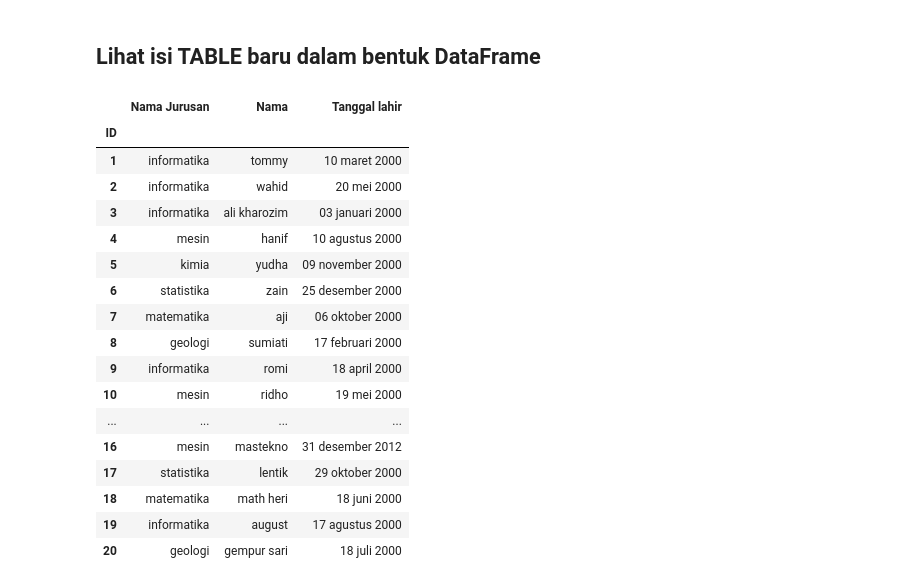
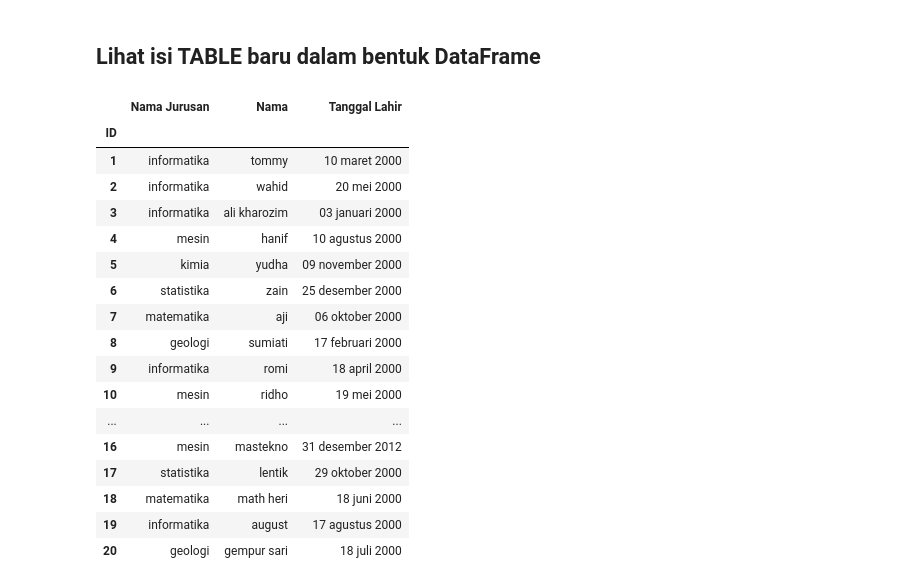
Before and after one commit to Rakhid16/dsc-utm-2020, a Jupyter notebook: Pertemuan 2 - Database/Materi pertama.ipynb, the cells around one changed output. Saved outputs shown, nothing was run; the diff lists cells and outputs as text; code cells hidden in the pictures.

```diff
--- a/Pertemuan 2 - Database/Materi pertama.ipynb
+++ b/Pertemuan 2 - Database/Materi pertama.ipynb
@@ -8,6 +8,6 @@ import mysql.connector as mysql
 # %%
-koneksi = mysql.connect(host='localhost',
-                        database='JoJo',
-                        user='root',
-                        password='Rakhid@16')
+koneksi = mysql.connect(host = "localhost",
+                        database = "kampus",
+                        user = "root",
+                        password = "Rakhid@16")
 # %% [markdown]
@@ -59,8 +60,8 @@ data_jurusan
 # %% [markdown]
 ## Lihat data tabel mahasiswa
 # %%
-cursor = koneksi.cursor()
-cursor.execute("SELECT * from mahasiswa")
+# yang di eksekusi adalah query sql'nya
+cursor.execute("SELECT * FROM mahasiswa")
 
 tabel_mahasiswa = cursor.fetchall()
 tabel_mahasiswa
@@ -122,11 +139,9 @@ data_mahasiswa['ID_Jurusan'].value_counts().plot(kind='barh')
 # %% [markdown]
 ## JOIN TABLE
 # %%
-cursor = koneksi.cursor()
-
-cursor.execute("select mahasiswa.id_mhs, jurusan.nama_jurusan, mahasiswa.nama_mhs, mahasiswa.tgl_lahir" +
-               " from mahasiswa inner join jurusan on jurusan.id_jurusan = mahasiswa.id_jurusan " +
-               "order by mahasiswa.id_mhs")
+cursor.execute("SELECT mahasiswa.id_mhs, jurusan.nama_jurusan, mahasiswa.nama_mhs, mahasiswa.tgl_lahir "+
+              "FROM mahasiswa INNER JOIN jurusan on jurusan.id_jurusan = mahasiswa.id_jurusan "+
+              "ORDER BY mahasiswa.id_mhs")
 
 tabel_baru = cursor.fetchall()
 tabel_baru
@@ -189,19 +198,17 @@ for baris in tabel_baru:
 # %% [markdown]
 ## Lihat isi TABLE baru dalam bentuk DataFrame
 # %%
-cursor = koneksi.cursor()
-cursor.execute("select * from mhs_baru")
+cursor.execute("SELECT * FROM mhs_baru")
 
 mhs_baru = cursor.fetchall()
-mhs_baru
 
-data_mahasiswa_baru = pd.DataFrame(columns=["ID", "Nama Jurusan", "Nama", "Tanggal lahir"],
-                              data = mhs_baru)
+data_mhs_baru = pd.DataFrame(columns = ["ID", "Nama Jurusan", "Nama", "Tanggal Lahir"],
+                            data = mhs_baru)
 
-data_mahasiswa_baru = data_mahasiswa_baru.set_index("ID")
-data_mahasiswa_baru
+data_mhs_baru = data_mhs_baru.set_index("ID")
+data_mhs_baru
 # %% [output]
-|  | Nama Jurusan | Nama | Tanggal lahir |
+|  | Nama Jurusan | Nama | Tanggal Lahir |
 | ID |  |  |  |
 | 1 | informatika | tommy | 10 maret 2000 |
 | 2 | informatika | wahid | 20 mei 2000 |
```
Also changed, not shown: parts of 19 cells of this notebook, 1 other file.
